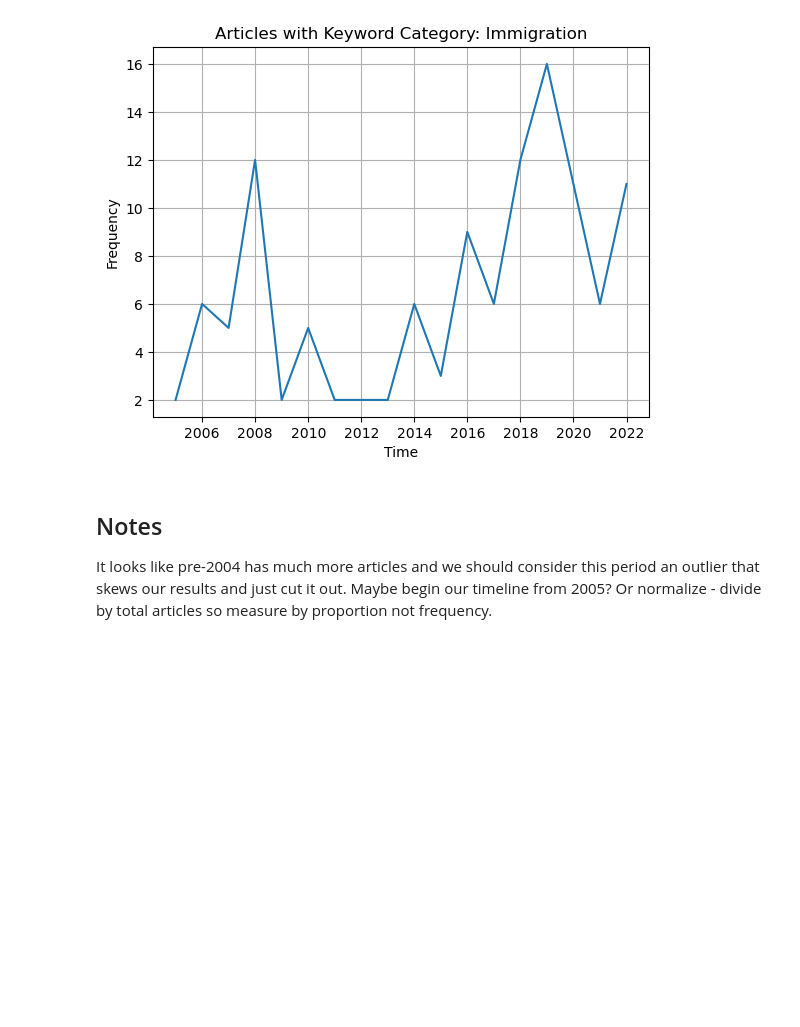
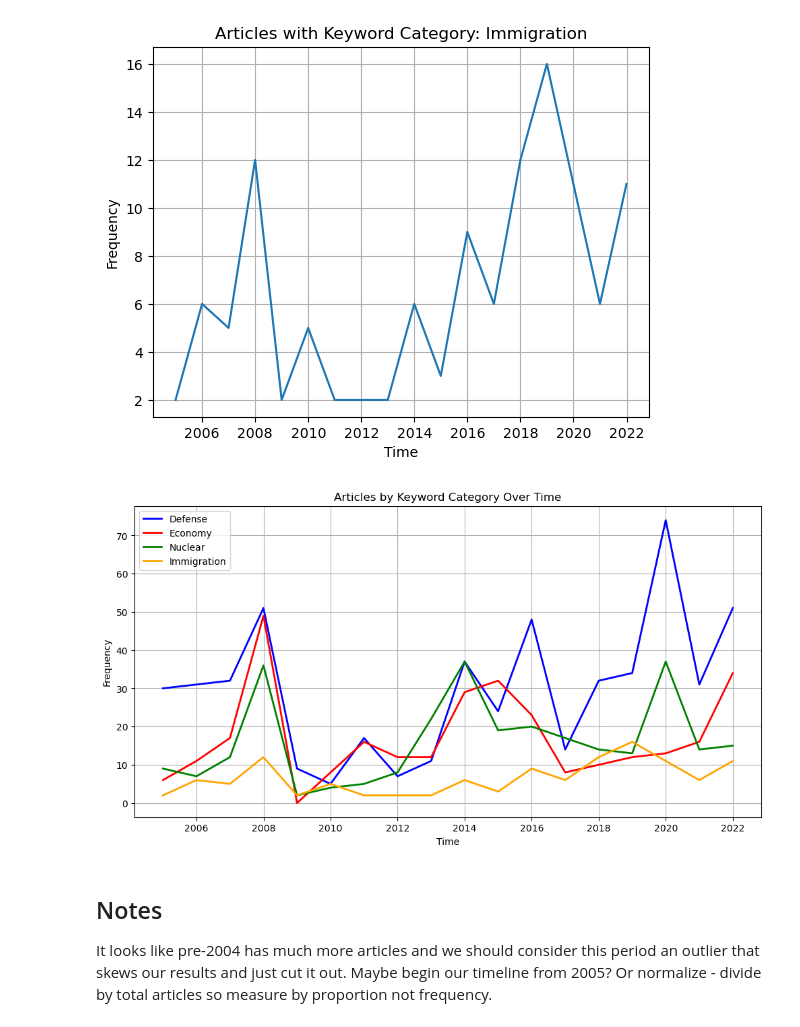
Before and after one commit to ninaudagawa/Media-Politics, a Jupyter notebook: project/notebooks/news_analysis.ipynb, the cells around one changed output. Cells and saved outputs as stored; diff of their text form; code cells hidden in the pictures; blank space fills up the shorter version.

Commit message:
news graph

```diff
--- a/project/notebooks/news_analysis.ipynb
+++ b/project/notebooks/news_analysis.ipynb
@@ -235,6 +235,29 @@ for category, keywords in categories.items():
 [figure]
 [figure]
 [figure]
+# %%
+import matplotlib.pyplot as plt
+
+COLORS = ['blue', 'red', 'green', 'orange']
+
+fig, ax = plt.subplots(figsize=(12, 6))
+
+for (category, keywords), color in zip(categories.items(), COLORS):
+    pattern = "|".join(keywords)
+    JPnews_pd_keyword = JPnews_pd_indexed[JPnews_pd_indexed['text'].str.contains(pattern, case=False, na=False)]
+    df_plot = JPnews_pd_keyword.resample('YE').size()
+    ax.plot(df_plot.index, df_plot.values, label=category.capitalize(), color=color, linewidth=2)
+
+ax.set_xlabel("Time")
+ax.set_ylabel("Frequency")
+ax.set_title("Articles by Keyword Category Over Time")
+ax.legend(loc='upper left')
+ax.grid(True)
+
+fig.savefig("combined_categories_plot.png", bbox_inches='tight', dpi=300)
+plt.show()
+# %% [output]
+[figure, added]
 # %% [markdown]
 ## Notes
 
```
